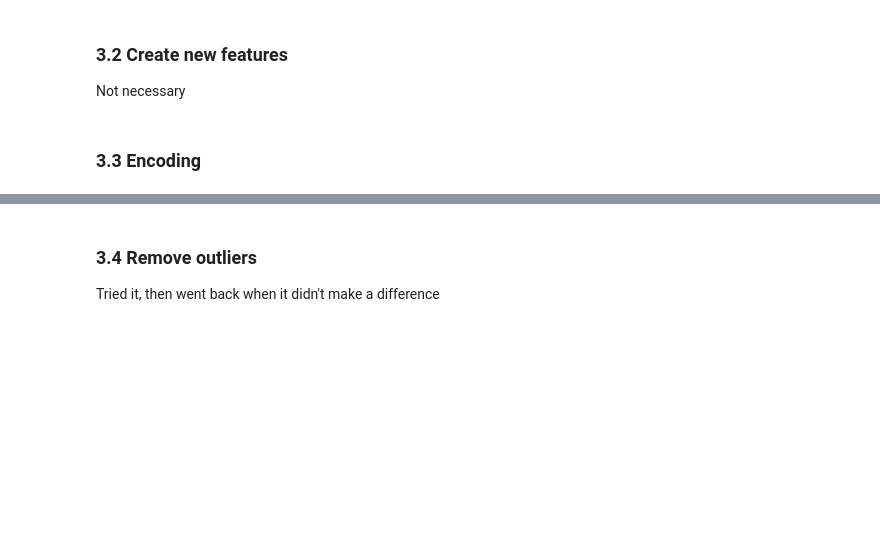
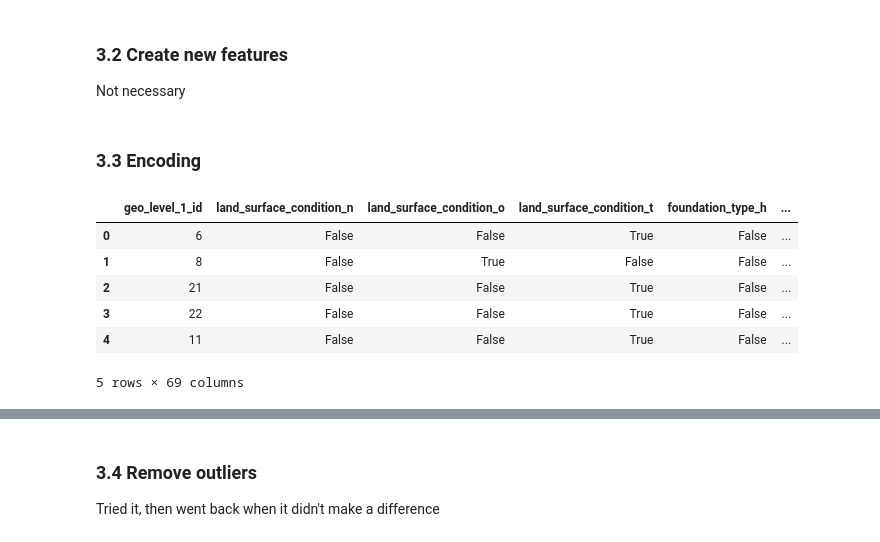
Before and after one commit to Lucamiras/drivendata_earthquakedamage, a Jupyter notebook: main.ipynb, the cells around one changed output, grey strips where cells are left out. Saved outputs shown, nothing was run; the diff lists cells and outputs as text; code cells hidden in the pictures; blank space fills up the shorter version.

Commit message:
Encoded geo_level_1_id and reran model training

```diff
--- a/main.ipynb
+++ b/main.ipynb
@@ -20,3 +18,6 @@ pd.__version__
+# %%
+pd.__version__
+pd.set_option('display.max_rows',100)
 # %% [markdown]
 ## 2. Load data
 # %%
@@ -41,5 +42,26 @@ Not necessary
 Not necessary
 # %% [markdown]
 ### 3.3 Encoding
+# %%
+non_numerical_columns = [
+        "geo_level_1_id",
+        "land_surface_condition",
+        "foundation_type",
+        "roof_type",
+        "ground_floor_type",
+        "other_floor_type",
+        "position",
+        "plan_configuration",
+        "legal_ownership_status"]
 # %%
-train_values_encoded = encode_features(df=train_values)
+train_values_encoded = encode_categorical_features(df=train_values, non_numerical_columns=non_numerical_columns)
+# %%
+train_values_encoded.head()
+# %% [output]
+|  | geo_level_1_id | land_surface_condition_n | land_surface_condition_o | land_surface_condition_t | foundation_type_h | ... |
+| 0 | 6 | False | False | True | False | ... |
+| 1 | 8 | False | True | False | False | ... |
+| 2 | 21 | False | False | True | False | ... |
+| 3 | 22 | False | False | True | False | ... |
+| 4 | 11 | False | False | True | False | ... |
+5 rows × 69 columns
```
Also changed, not shown: parts of 19 cells of this notebook, 4 other files.
